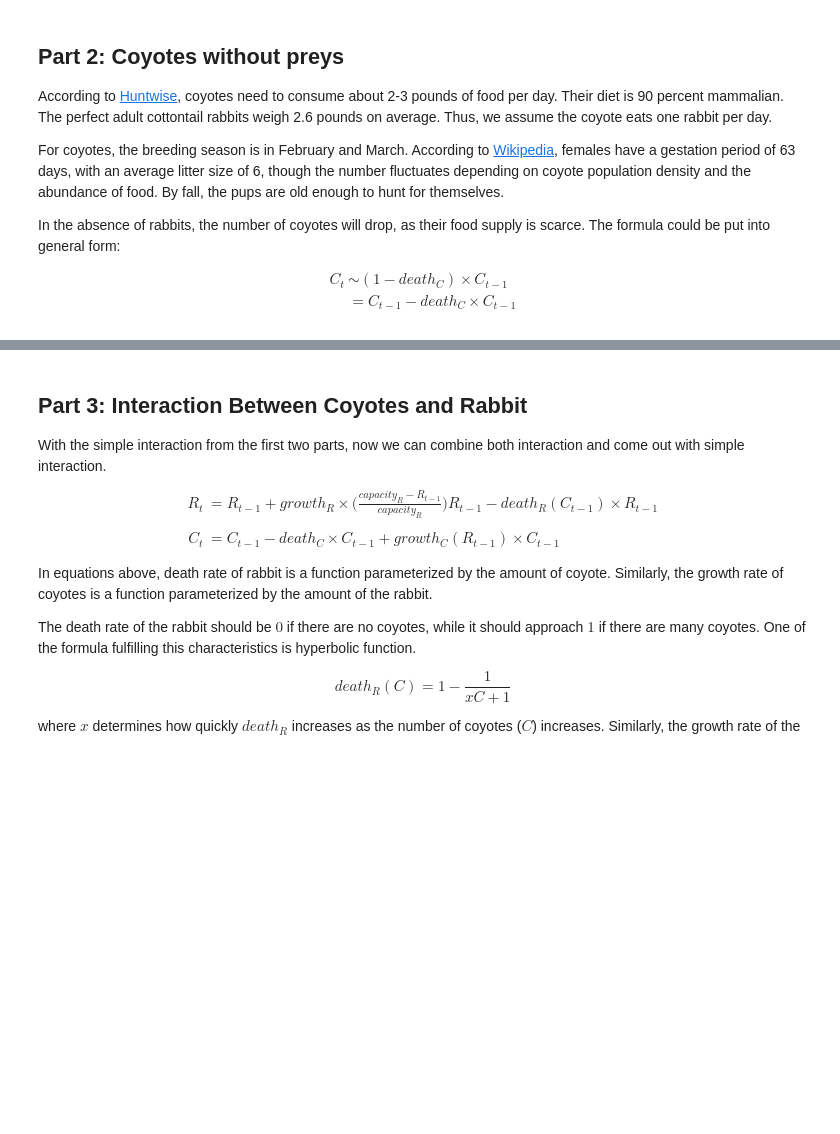
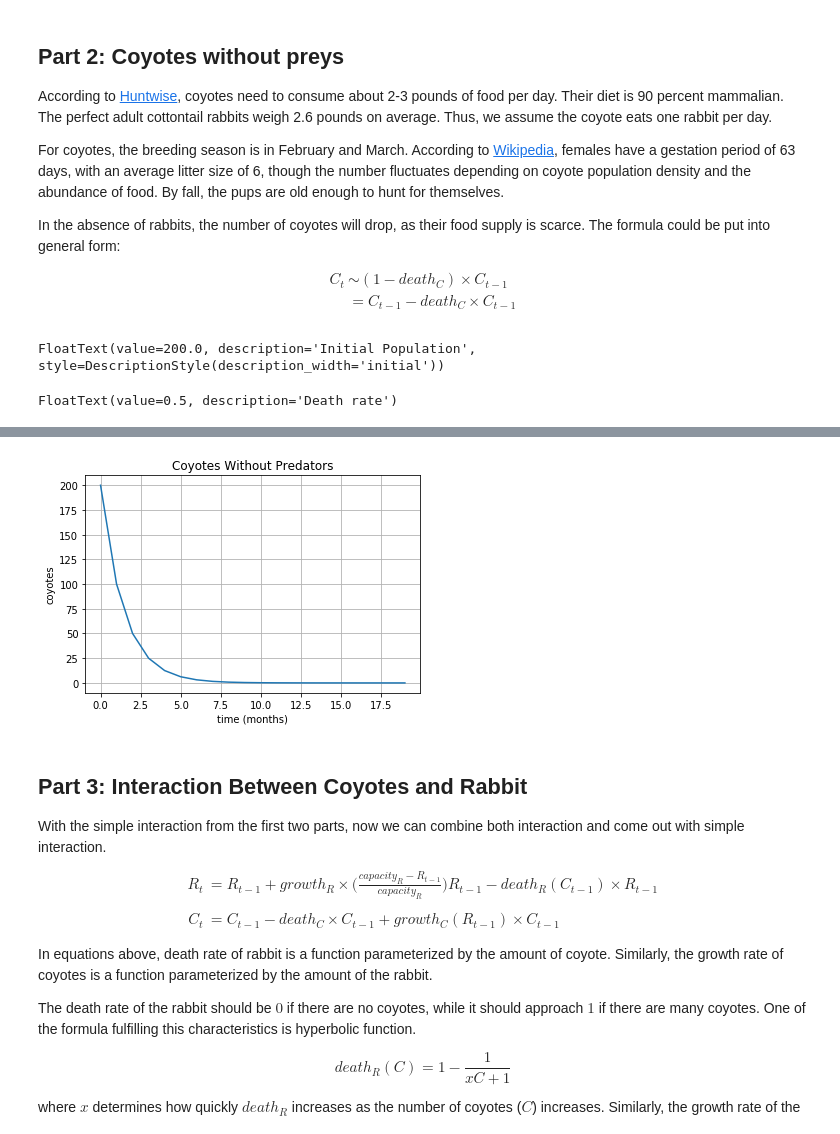
Before and after one commit to hillegass/complex-sim, a Jupyter notebook: src/dev.ipynb, the cells around one changed output, grey strips where cells are left out. Saved outputs shown, nothing was run; the diff lists cells and outputs as text; code cells hidden in the pictures; blank space fills up the shorter version.

```diff
--- a/src/dev.ipynb
+++ b/src/dev.ipynb
@@ -97,8 +106,11 @@ def plot_graph_c(b):
         C = (1 - declining_rate_C.value)*C
 
     ax.plot(t1, s1)
-    ax.set(xlabel='time (months)', ylabel='rabbits',
-       title='Rabbits Without Predators')
+    ax.set(xlabel='time (months)', ylabel='coyotes',
+       title='Coyotes Without Predators')
     ax.grid()
 
 button_C.on_click(plot_graph_c)
+# %% [output]
+FloatText(value=200.0, description='Initial Population', style=DescriptionStyle(description_width='initial'))
+FloatText(value=0.5, description='Death rate')
@@ -105,3 +118,4 @@ button_C.on_click(plot_graph_c)
+[figure, added]
 # %% [markdown]
 ## Part 3: Interaction Between Coyotes and Rabbit
 With the simple interaction from the first two parts, now we can combine both interaction and come out with simple interaction.
```
Also changed, not shown: parts of 4 cells of this notebook, 24 other files.
